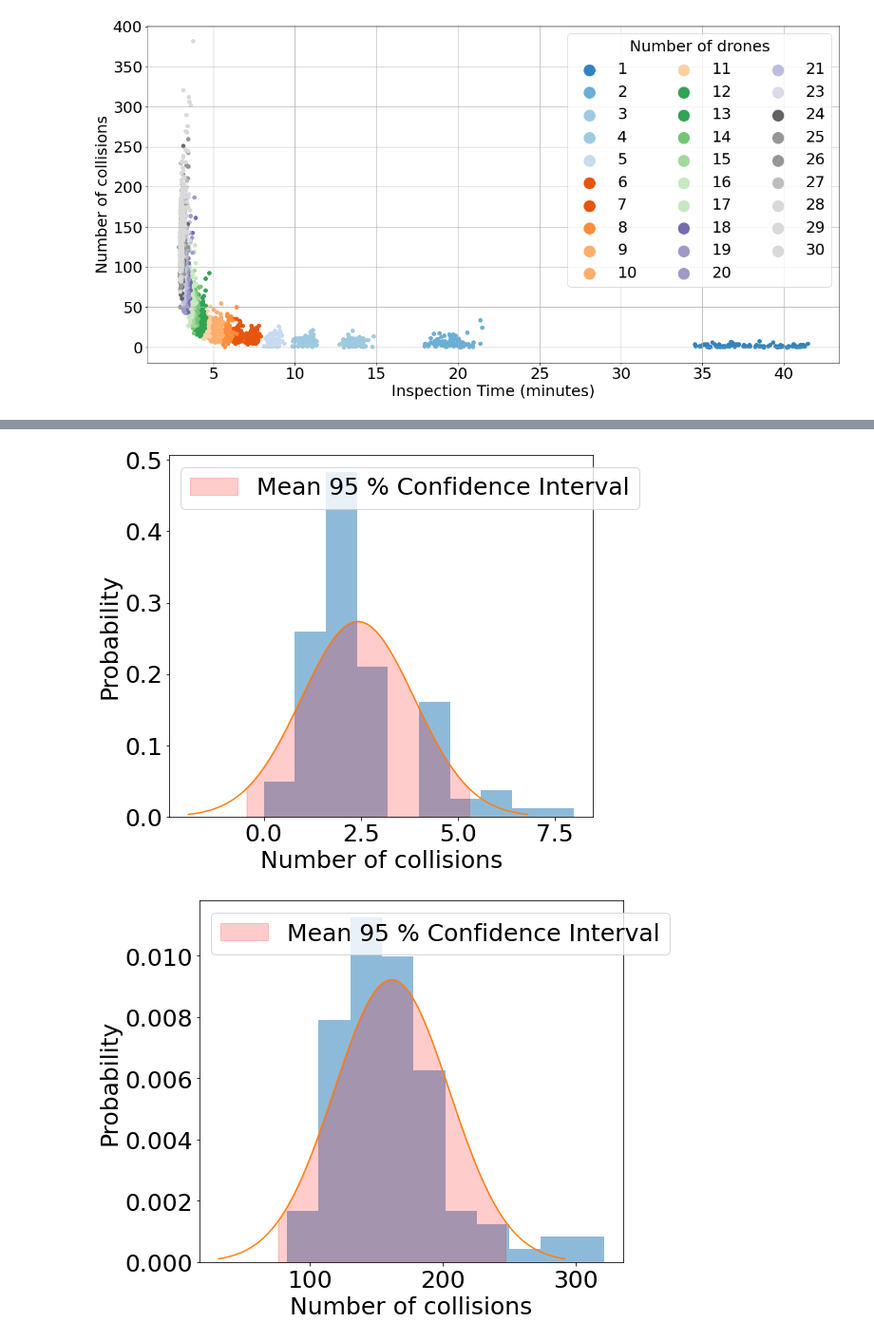
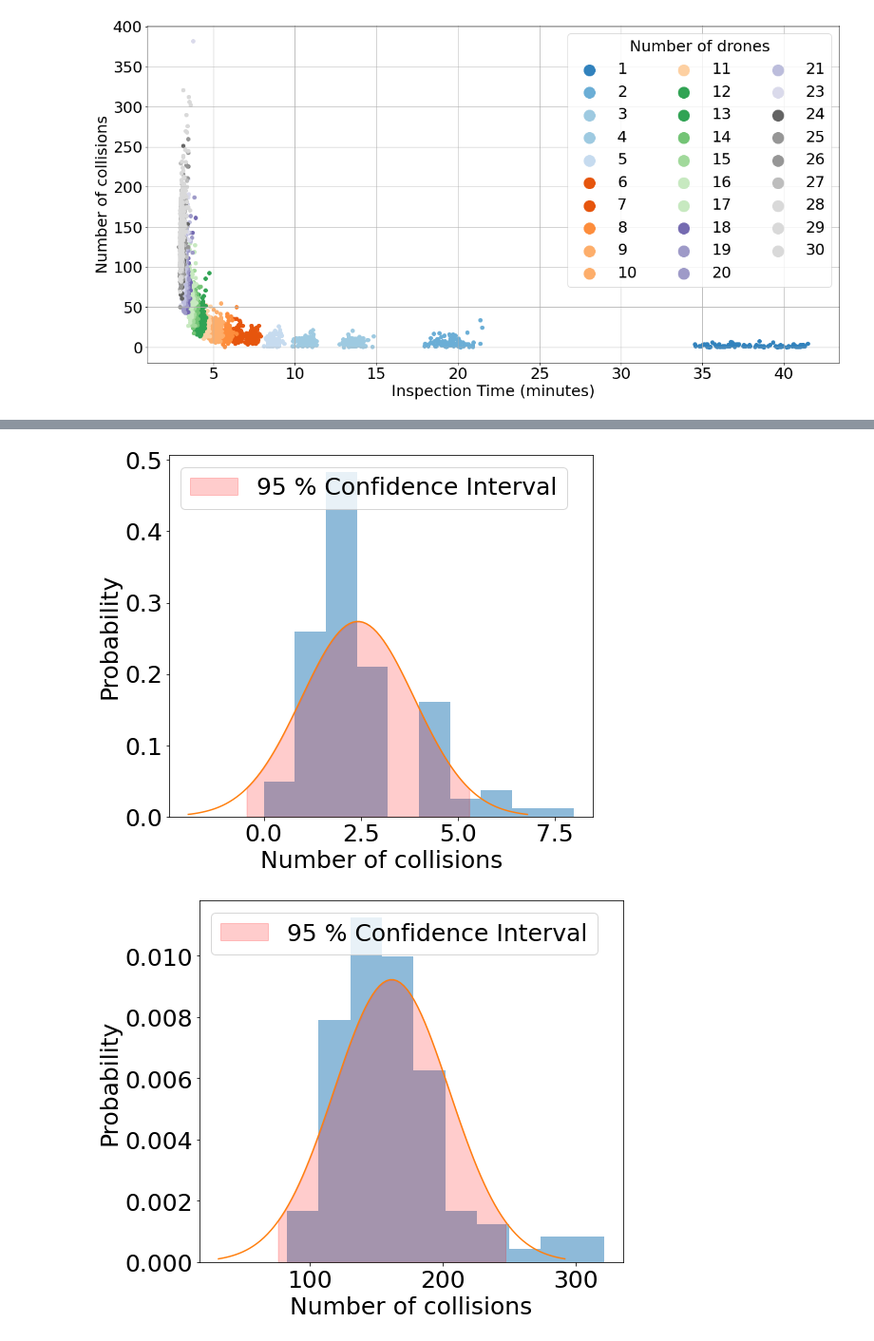
Before and after one commit to DSE-Swarm-of-Inspection-Drones/Swarm-of-Inspection-Drones, a Jupyter notebook: Simulation processing/simulationProcessing.ipynb, the cells around one changed output, grey strips where cells are left out. Shown at 95% size. Saved outputs shown, nothing was run; the diff lists cells and outputs as text; code cells hidden in the pictures.

```diff
--- a/Simulation processing/simulationProcessing.ipynb
+++ b/Simulation processing/simulationProcessing.ipynb
@@ -367,7 +367,7 @@ def plotDistribution(data, title, xlabel, ylabel):
     ax.set_ylabel(ylabel)
 
     ax.plot(x, y)
-    ax.fill_between(x_in, 0, y_in, alpha=0.2, color = "red", label = "Mean 95 % Confidence Interval")
+    ax.fill_between(x_in, 0, y_in, alpha=0.2, color = "red", label = "95 % Confidence Interval")
 
     #generate legend
     ax.legend(loc='upper left')
@@ -382,6 +382,6 @@ plotDistribution(simulationBatches[-1].inspectionTimes, "Inspection time distrib
 # %%
-plotDistribution(simulationBatches[0].collisionNumbers, "Number of collisions distribution for 2 drones", "Number of collisions", "Probability")
+plotDistribution(simulationBatches[0].collisionNumbers, "Number of collisions distribution for 1 drone", "Number of collisions", "Probability")
 plotDistribution(simulationBatches[-1].collisionNumbers, "Number of collisions distribution for 30 drones", "Number of collisions", "Probability")
 # %% [output]
-[figure, old version]
+[figure, new version]
-[figure, old version]
+[figure, new version]
```
Also changed, not shown: parts of 2 cells of this notebook, 6 other files.
